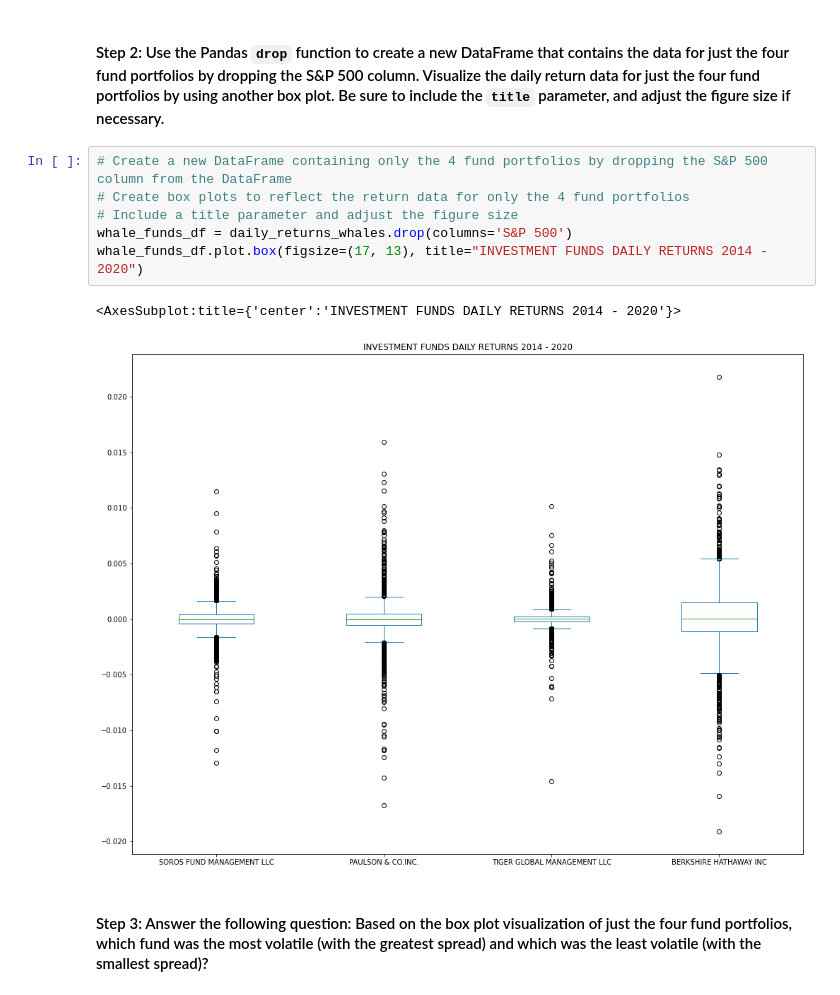
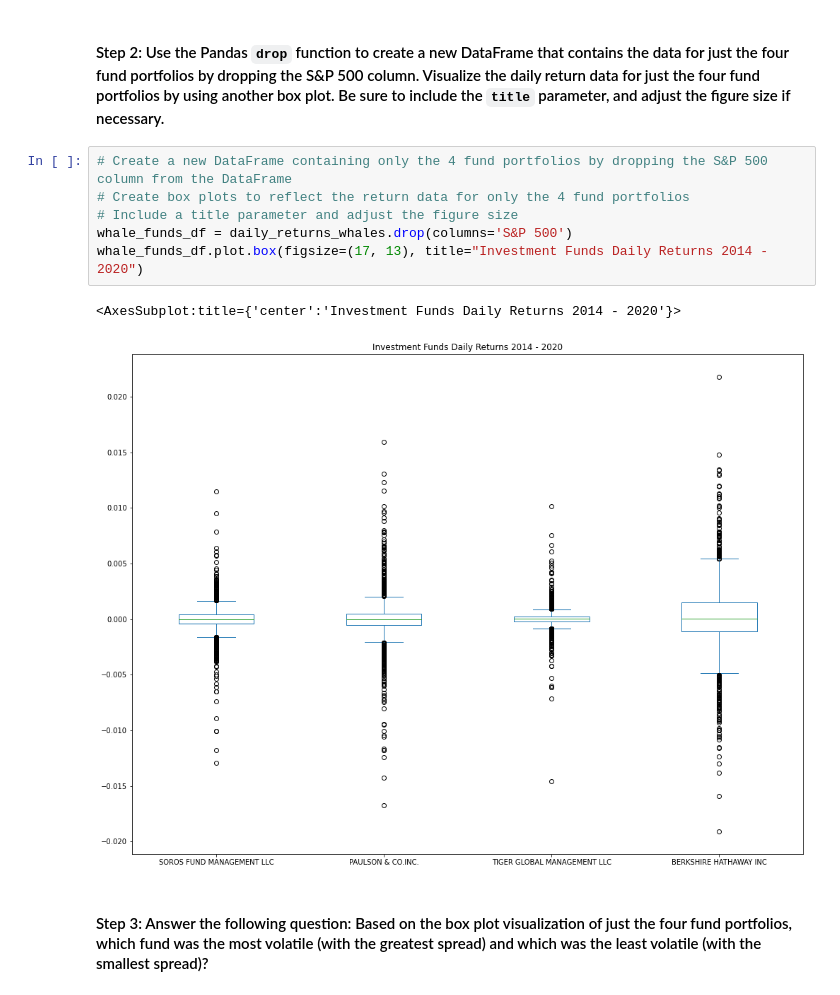
Before and after one commit to AnaIitico/quantitative_analysis, a Jupyter notebook: risk_return_analysis.ipynb, the cells around one changed output. Cells and saved outputs as stored; diff of their text form.

```diff
--- a/risk_return_analysis.ipynb
+++ b/risk_return_analysis.ipynb
@@ -177,12 +177,12 @@ daily_returns_whales.plot.box(figsize=(20, 17), title="INVESTMENT FUNDS DAILY RE
 # %%
 # Create a new DataFrame containing only the 4 fund portfolios by dropping the S&P 500 column from the DataFrame
 # Create box plots to reflect the return data for only the 4 fund portfolios
 # Include a title parameter and adjust the figure size
 whale_funds_df = daily_returns_whales.drop(columns='S&P 500')
-whale_funds_df.plot.box(figsize=(17, 13), title="INVESTMENT FUNDS DAILY RETURNS 2014 - 2020")
+whale_funds_df.plot.box(figsize=(17, 13), title="Investment Funds Daily Returns 2014 - 2020")
 # %% [output]
-<AxesSubplot:title={'center':'INVESTMENT FUNDS DAILY RETURNS 2014 - 2020'}>
+<AxesSubplot:title={'center':'Investment Funds Daily Returns 2014 - 2020'}>
-[figure, old version]
+[figure, new version]
 # %% [markdown]
 #### Step 3: Answer the following question: Based on the box plot visualization of just the four fund portfolios, which fund was the most volatile (with the greatest spread) and which was the least volatile (with the smallest spread)?
 # %% [markdown]
```
Also changed, not shown: parts of 6 cells of this notebook.
